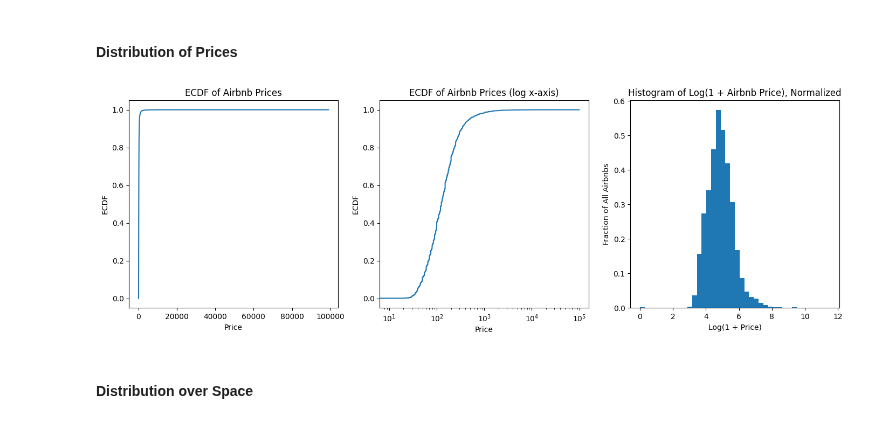
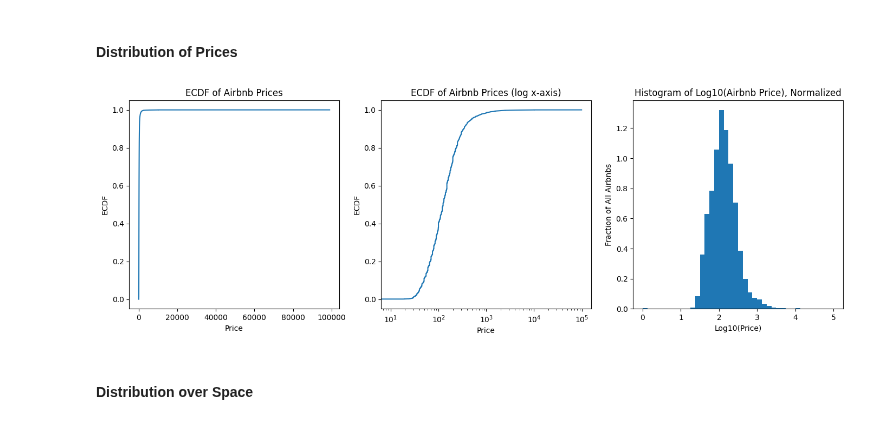
Before and after one commit to bfeif/personal-website, a Jupyter notebook: code/notebooks/feature-engineering-with-just-latitude-and-longitude.ipynb, the cells around one changed output. Cells and saved outputs as stored; diff of their text form; code cells hidden in the pictures.

```diff
--- a/code/notebooks/feature-engineering-with-just-latitude-and-longitude.ipynb
+++ b/code/notebooks/feature-engineering-with-just-latitude-and-longitude.ipynb
@@ -52,5 +60,5 @@ df_query = (
     pl.scan_csv("../data/AB_US_2023.csv")
     .filter(pl.col("city") == "New York City")
     .select(pl.col(["latitude", "longitude", "price"]))
-    .with_columns(pl.col("price").log1p().suffix("_log1p"))
+    .with_columns((pl.col("price") + 1).log10().suffix("_log10"))
 )
@@ -65,13 +65,13 @@ df_query.show_graph(optimized=True)
 # %%
-df = df_query.collect()
+num_rows = df_query.collect().shape[0]
+df = (
+    df_query.collect()
+    .sample(fraction=1, shuffle=True)
+    .with_row_count(name="row_number")
+    .with_columns([
+        (pl.col("row_number") < TRAIN_TEST_SPLIT_FRACTION * num_rows).alias("is_train")
+    ])
+)
-# %%
-df = (
-    df
-    .with_row_count(name="row_number")
-    .with_columns([
-        (pl.col("row_number") < TRAIN_TEST_SPLIT_FRACTION * len(df)).alias("is_train")
-    ])
-)
 # %% [markdown]
 #### Viewing the data
 # %%
@@ -95,24 +95,24 @@ shape: (5, 6)
 # %%
 fig, (ax1, ax2, ax3) = plt.subplots(1, 3, figsize=(17, 5))
 
 ax1.plot(df["price"].sort(), np.linspace(0, 1, len(df)))
 ax1.set_xlabel("Price")
 ax1.set_ylabel("ECDF")
 ax1.set_title("ECDF of Airbnb Prices")
 
 ax2.plot(df["price"].sort(), np.linspace(0, 1, len(df)))
 ax2.set_xscale("log")
 ax2.set_xlabel("Price")
 ax2.set_ylabel("ECDF")
 ax2.set_title("ECDF of Airbnb Prices (log x-axis)")
 
-ax3.hist(df["price_log1p"], bins=40, density=True)
-ax3.set_xlabel("Log(1 + Price)")
+ax3.hist(df["price_log10"], bins=40, density=True)
+ax3.set_xlabel("Log10(Price)")
 ax3.set_ylabel("Fraction of All Airbnbs")
-ax3.set_title("Histogram of Log(1 + Airbnb Price), Normalized")
+ax3.set_title("Histogram of Log10(Airbnb Price), Normalized")
 
 plt.savefig("../../static/images/distribution-of-airbnb-price.png")
 # %% [output]
-[figure, old version]
+[figure, new version]
 # %% [markdown]
 #### Distribution over Space
```
Also changed, not shown: parts of 10 cells of this notebook, 5 other files.
